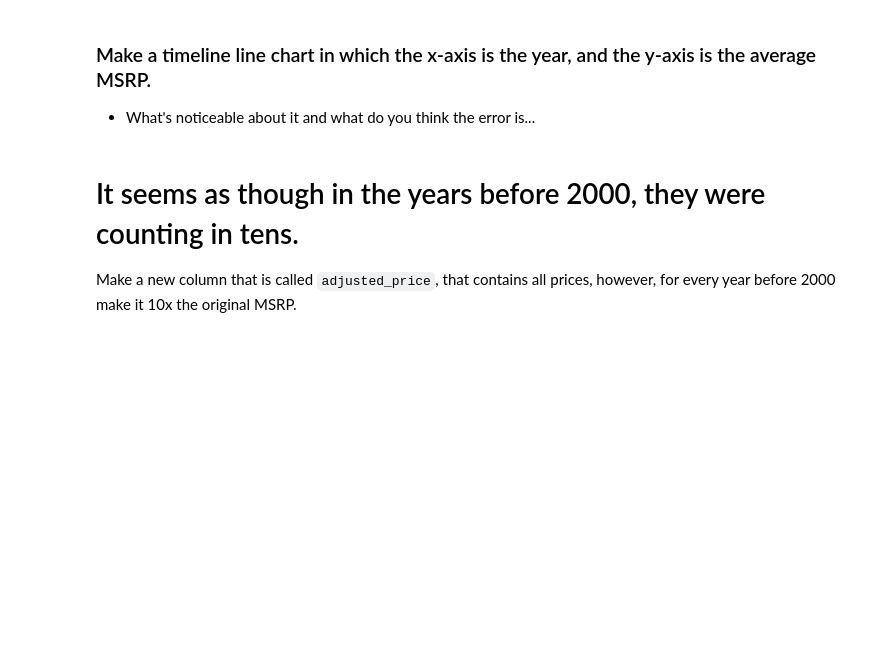
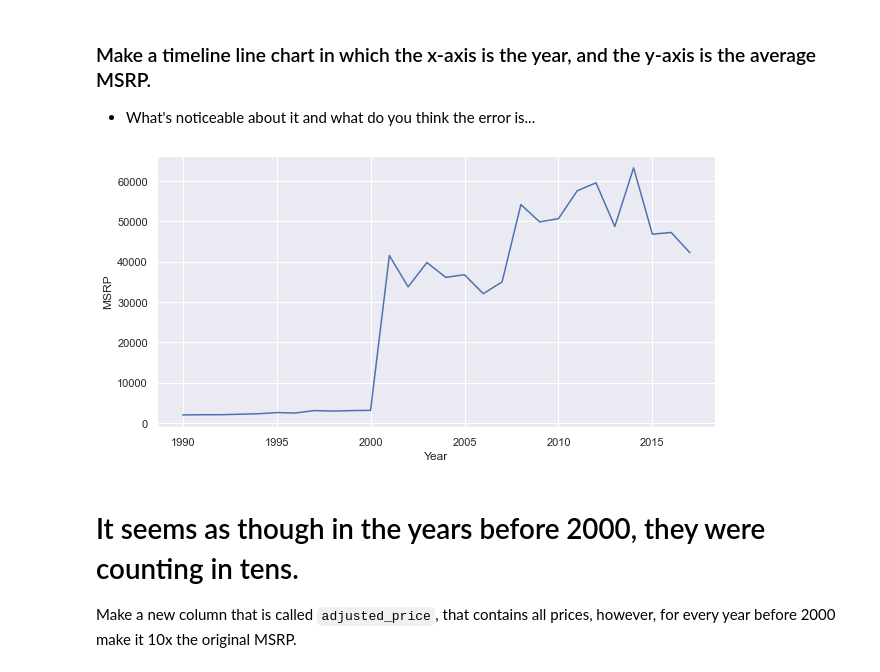
Before and after one commit to starx51/2020-fall-data-science, a Jupyter notebook: Week2-EDA/Exercise-EDA.ipynb, the cells around one changed output. Saved outputs shown, nothing was run; the diff lists cells and outputs as text; code cells hidden in the pictures; blank space fills up the shorter version.

```diff
--- a/Week2-EDA/Exercise-EDA.ipynb
+++ b/Week2-EDA/Exercise-EDA.ipynb
@@ -159,6 +161,11 @@ _Brand of car is the `Make` of the car._
 * What's noticeable about it and what do you think the error is...
 # %%
 # Make a timeline line chart in which the x-axis is the year, and the y-axis is the average MSRP.
+
+plt.figure(figsize=(10,5))
+sns.lineplot( data=df, x='Year', y='MSRP', ci=None);
+# %% [output]
+[figure, added]
 # %% [markdown]
 # It seems as though in the years before 2000, they were counting in tens.
 Make a new column that is called `adjusted_price`, that contains all prices, however, for
```
Also changed, not shown: parts of 21 cells of this notebook, 1 other file.
